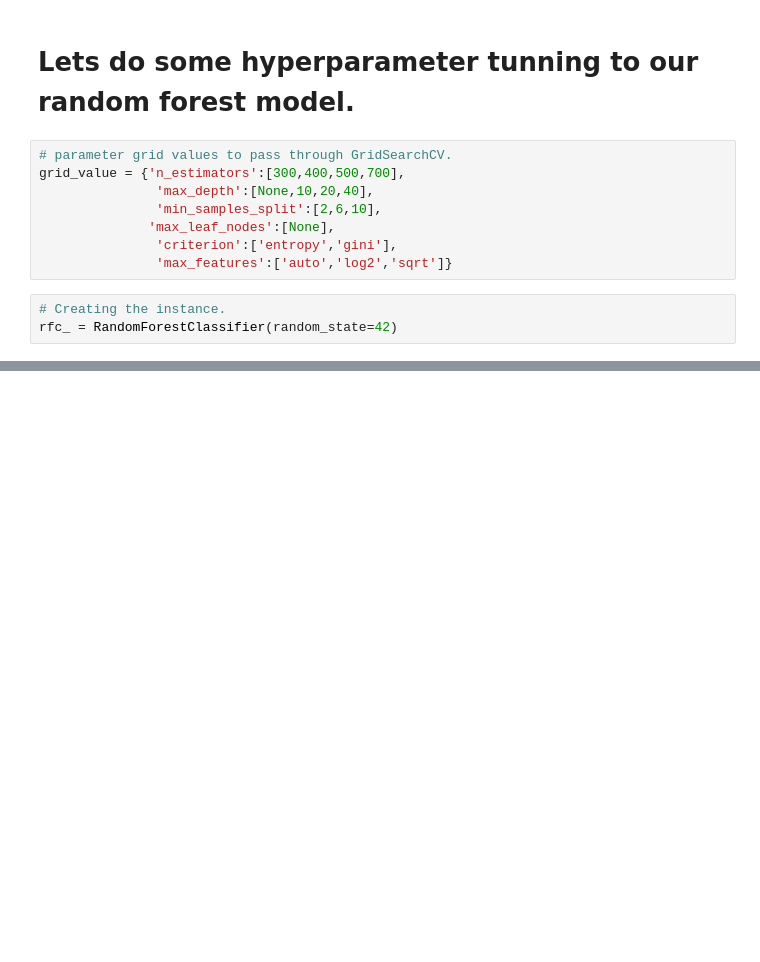
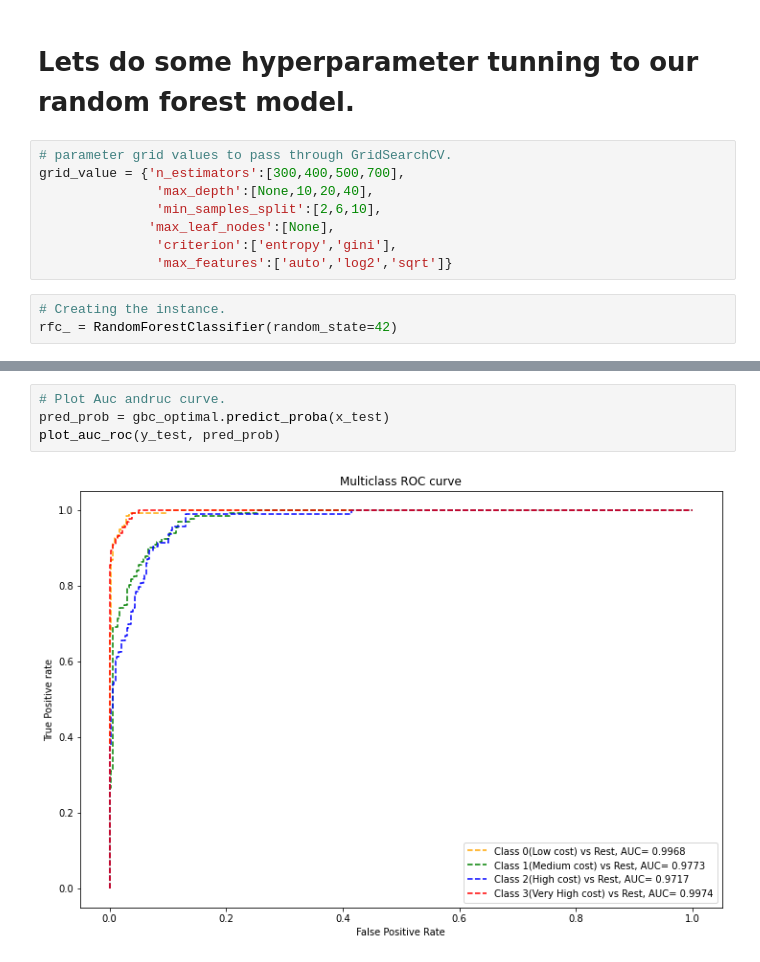
Before and after one commit to itsmimahi/Mobile-Price-Range-Prediction, a Jupyter notebook: ML_Classificatin_Project.ipynb, the cells around one changed output, grey strips where cells are left out. Cells and saved outputs as stored; diff of their text form; blank space fills up the shorter version.

```diff
--- a/ML_Classificatin_Project.ipynb
+++ b/ML_Classificatin_Project.ipynb
@@ -1010,0 +1208,6 @@ GridSearchCV(cv=3, estimator=RandomForestClassifier(random_state=42),
+# %%
+# Plot Auc andruc curve.
+pred_prob = gbc_optimal.predict_proba(x_test)
+plot_auc_roc(y_test, pred_prob)
+# %% [output]
+[figure, added]
```
Also changed, not shown: parts of 69 cells of this notebook.
